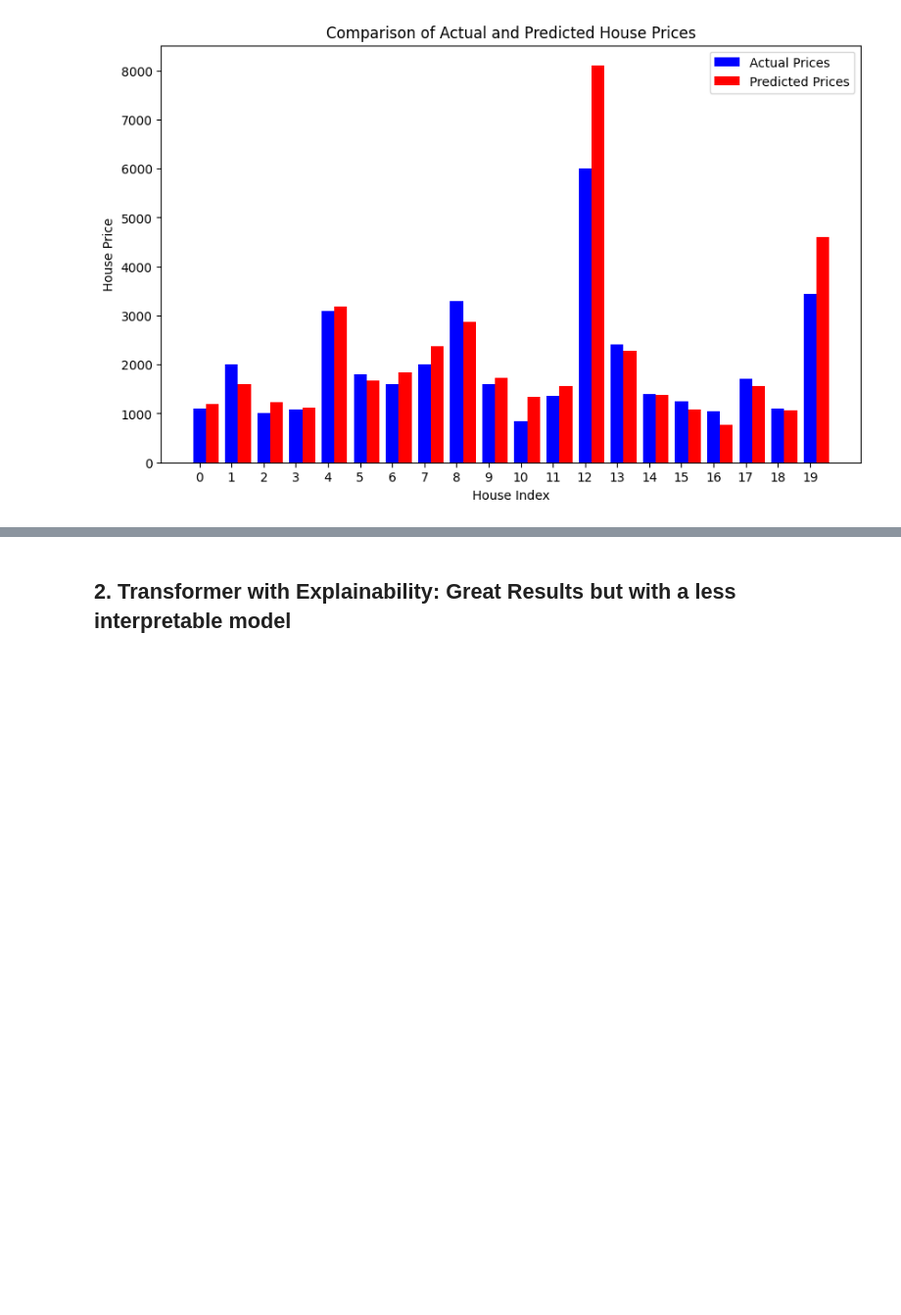
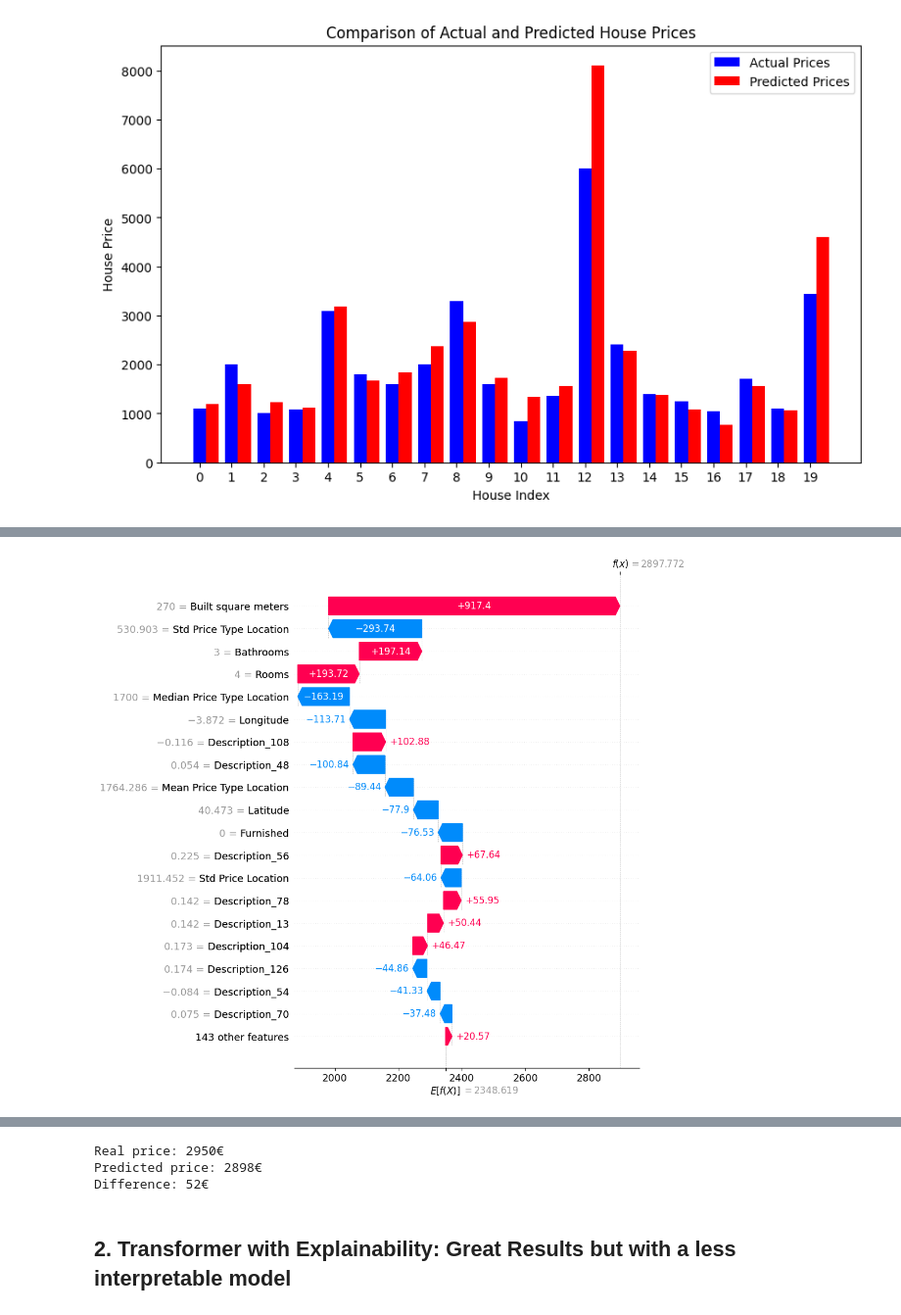
Before and after one commit to aaronespasa/RentMate, a Jupyter notebook: training.ipynb, the cells around one changed output, grey strips where cells are left out. Shown at 98% size. Cells and saved outputs as stored; diff of their text form; code cells hidden in the pictures; blank space fills up the shorter version.

```diff
--- a/training.ipynb
+++ b/training.ipynb
@@ -85,3 +93,13 @@ R-squared (R²): 0.8604087895489123
 plot_prices(y_test, predictions, 20)
 # %% [output]
 [figure]
+# %%
+def plot_shap(test_idx: int = 0):
+    feature_names = train_dataset.feature_names
+    explainerXGB = shap.TreeExplainer(model, feature_names=feature_names)
+    shap_values_XGB_test = explainerXGB.shap_values(X_test)
+    explanation_XGB_test = shap.Explanation(values=shap_values_XGB_test[test_idx],
+                                        base_values=explainerXGB.expected_value,
+                                        data=X_test[test_idx],
+                                        feature_names=feature_names)
+    shap.plots.waterfall(explanation_XGB_test, max_display=20)
@@ -87,0 +162,6 @@ plot_prices(y_test, predictions, 20)
+# %%
+idx = 20
+
+plot_shap(idx)
+plot_lime(idx)
+# %% [output]
@@ -87,0 +169 @@ plot_prices(y_test, predictions, 20)
+[figure, added]
@@ -88,3 +171,6 @@ plot_prices(y_test, predictions, 20)
+Real price: 2950€
+Predicted price: 2898€
+Difference: 52€
 # %% [markdown]
 ## 2. Transformer with Explainability: Great Results but with a less interpretable model
 # %%
```
Also changed, not shown: parts of 3 cells of this notebook, 3 other files.
